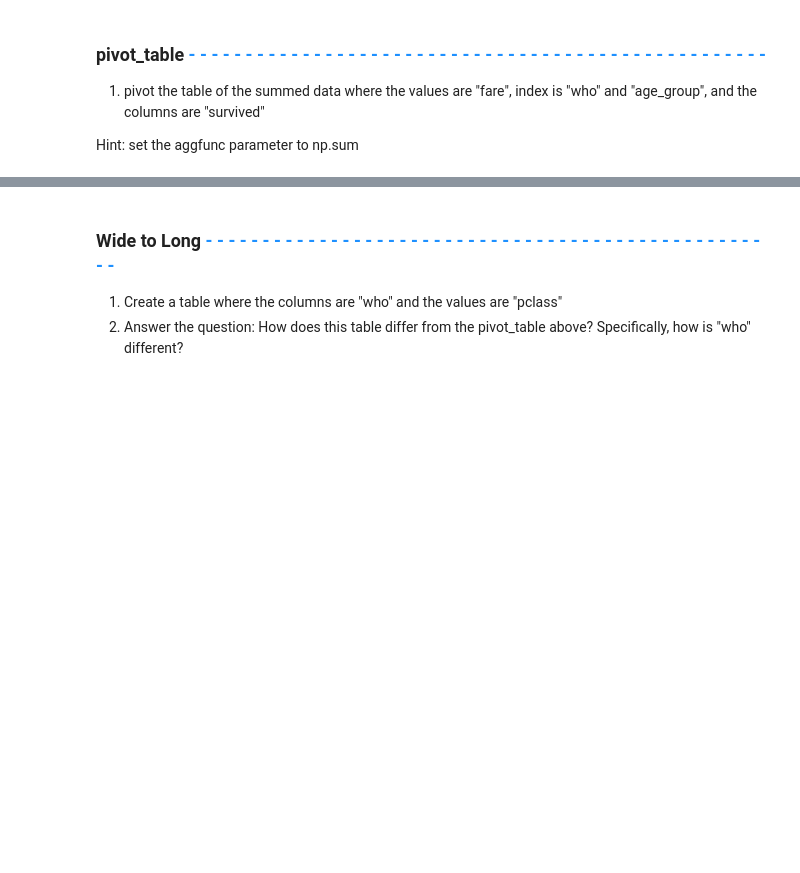
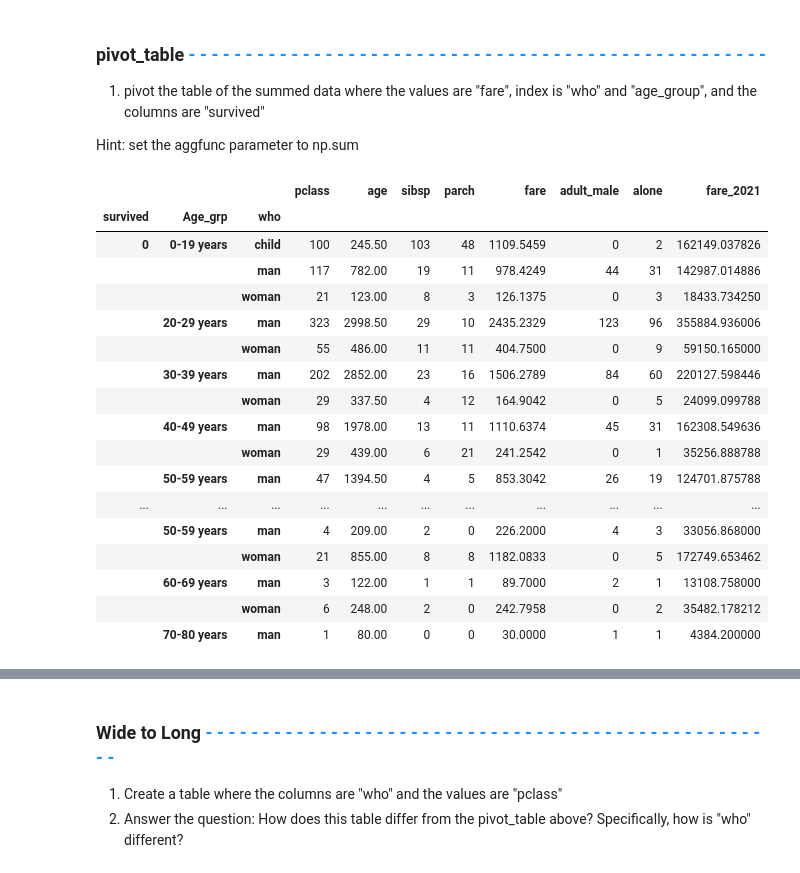
Before and after one commit to mtejasvi/DataManipulation, a Jupyter notebook: DataManipulationWorkbook.ipynb, the cells around one changed output, grey strips where cells are left out. Cells and saved outputs as stored; diff of their text form; code cells hidden in the pictures; blank space fills up the shorter version.

```diff
--- a/DataManipulationWorkbook.ipynb
+++ b/DataManipulationWorkbook.ipynb
@@ -458,5 +524,27 @@ Hint: set the aggfunc parameter to np.sum
 # %%
 # Code your pivot_table here:
 
 
+
 # Run your table here:
+
+data.groupby(['survived','Age_grp','who']).sum()
+# %% [output]
+|  |  |  | pclass | age | sibsp | parch | fare | adult_male | alone | fare_2021 |
+| survived | Age_grp | who |  |  |  |  |  |  |  |  |
+| 0 | 0-19 years | child | 100 | 245.50 | 103 | 48 | 1109.5459 | 0 | 2 | 162149.037826 |
+|  |  | man | 117 | 782.00 | 19 | 11 | 978.4249 | 44 | 31 | 142987.014886 |
+|  |  | woman | 21 | 123.00 | 8 | 3 | 126.1375 | 0 | 3 | 18433.734250 |
+|  | 20-29 years | man | 323 | 2998.50 | 29 | 10 | 2435.2329 | 123 | 96 | 355884.936006 |
+|  |  | woman | 55 | 486.00 | 11 | 11 | 404.7500 | 0 | 9 | 59150.165000 |
+|  | 30-39 years | man | 202 | 2852.00 | 23 | 16 | 1506.2789 | 84 | 60 | 220127.598446 |
+|  |  | woman | 29 | 337.50 | 4 | 12 | 164.9042 | 0 | 5 | 24099.099788 |
+|  | 40-49 years | man | 98 | 1978.00 | 13 | 11 | 1110.6374 | 45 | 31 | 162308.549636 |
+|  |  | woman | 29 | 439.00 | 6 | 21 | 241.2542 | 0 | 1 | 35256.888788 |
+|  | 50-59 years | man | 47 | 1394.50 | 4 | 5 | 853.3042 | 26 | 19 | 124701.875788 |
+| ... | ... | ... | ... | ... | ... | ... | ... | ... | ... | ... |
+|  | 50-59 years | man | 4 | 209.00 | 2 | 0 | 226.2000 | 4 | 3 | 33056.868000 |
+|  |  | woman | 21 | 855.00 | 8 | 8 | 1182.0833 | 0 | 5 | 172749.653462 |
+|  | 60-69 years | man | 3 | 122.00 | 1 | 1 | 89.7000 | 2 | 1 | 13108.758000 |
+|  |  | woman | 6 | 248.00 | 2 | 0 | 242.7958 | 0 | 2 | 35482.178212 |
+|  | 70-80 years | man | 1 | 80.00 | 0 | 0 | 30.0000 | 1 | 1 | 4384.200000 |
```
Also changed, not shown: parts of 12 cells of this notebook.
